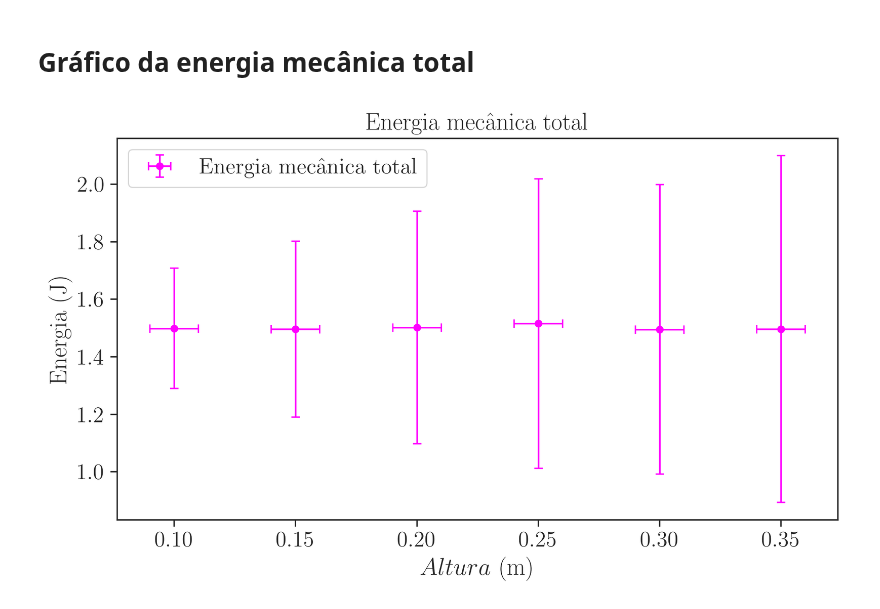
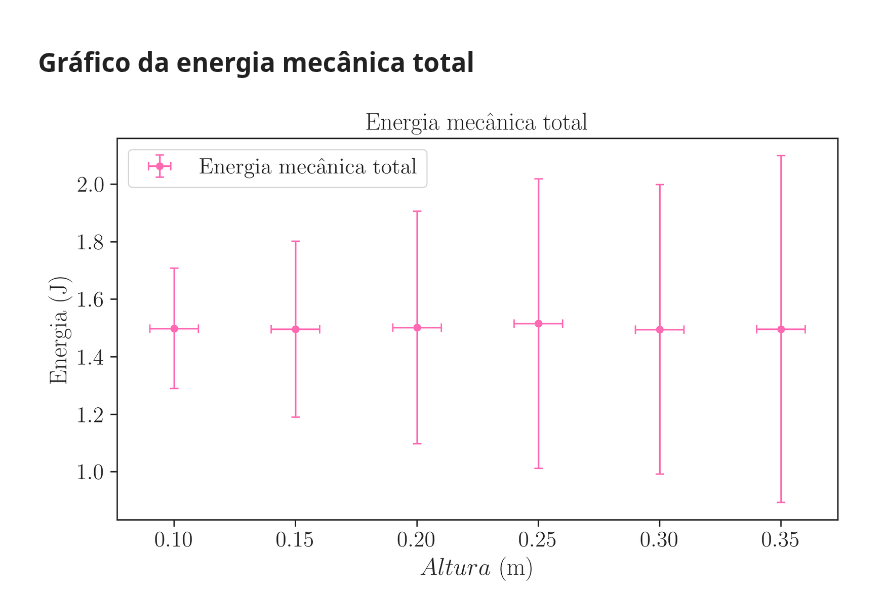
Before and after one commit to viniciusrocca/College_Codes, a Jupyter notebook: Lab1/Lab_RodaMaxwell.ipynb, the cells around one changed output. Cells and saved outputs as stored; diff of their text form; code cells hidden in the pictures.

```diff
--- a/Lab1/Lab_RodaMaxwell.ipynb
+++ b/Lab1/Lab_RodaMaxwell.ipynb
@@ -482,16 +485,16 @@ plt.show()
 # %%
 plt.figure(figsize = [9.2,4.9], dpi = 300)
 ax = plt.subplot(111)
 
-ax.errorbar(altura, E, sigma_E, sigma_h, 'o', ms = 4.5, capsize=3, color = 'magenta',
+ax.errorbar(altura, E, sigma_E, sigma_h, 'o', ms = 4.5, capsize=3, color = 'hotpink',
              label = 'Energia mecânica total')
 
 plt.xlabel(r"$Altura$ (m)")
 plt.ylabel('Energia (J)')
 plt.title('Energia mecânica total')
 plt.legend()
 
-
+plt.savefig('Graphs/RodaMaxwell/EnergiaTotal.pdf')
 plt.show()
 # %% [output]
-[figure, old version]
+[figure, new version]
```
Also changed, not shown: parts of 7 cells of this notebook.
